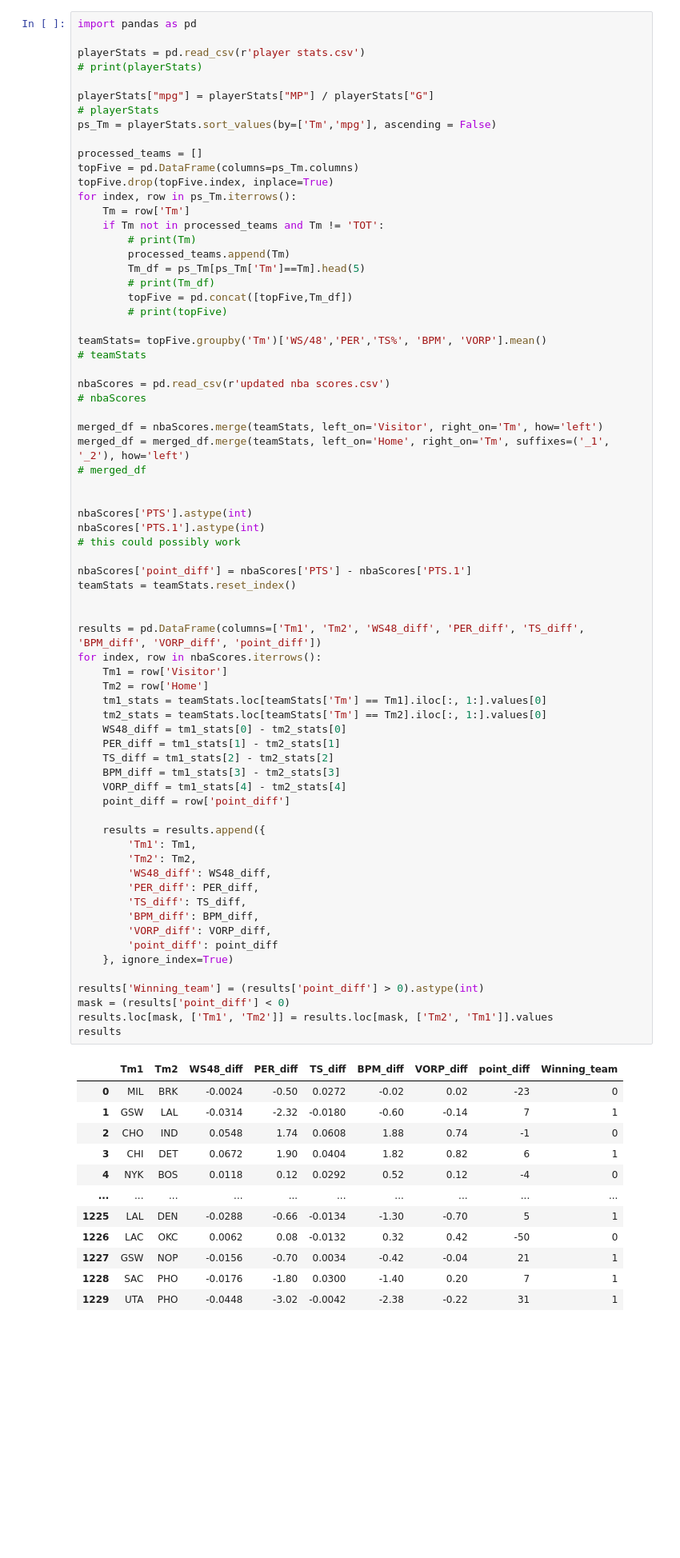
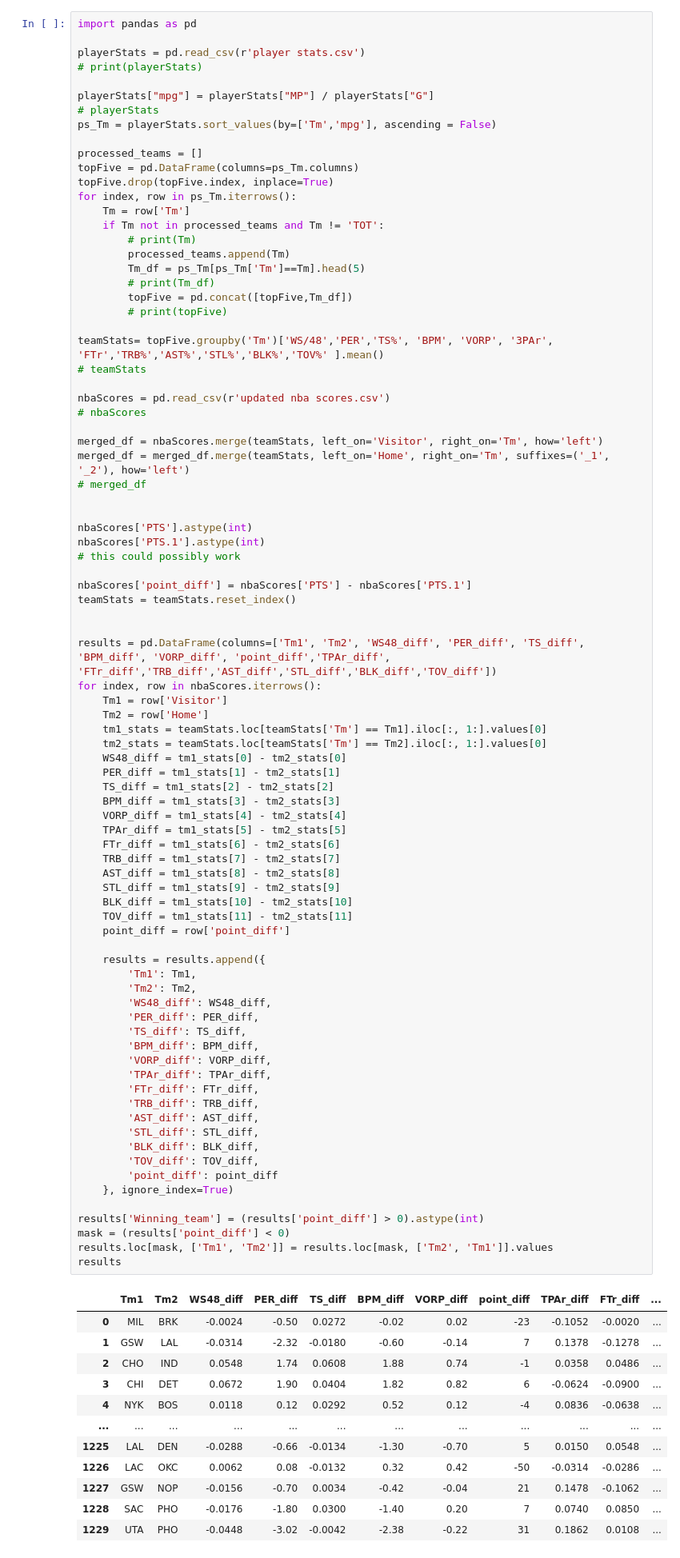
Before and after one commit to lmainvielle2023/LinearRegression, a Jupyter notebook: Murph's Project/CompSci project.ipynb, the cells around one changed output. Shown at 80% size. Drawn from its saved outputs; the diff is of its cells as text; blank space fills up the shorter version.

```diff
--- a/Murph's Project/CompSci project.ipynb
+++ b/Murph's Project/CompSci project.ipynb
@@ -103,7 +103,7 @@ for index, row in ps_Tm.iterrows():
         topFive = pd.concat([topFive,Tm_df])
         # print(topFive)
 
-teamStats= topFive.groupby('Tm')['WS/48','PER','TS%', 'BPM', 'VORP'].mean()
+teamStats= topFive.groupby('Tm')['WS/48','PER','TS%', 'BPM', 'VORP', '3PAr', 'FTr','TRB%','AST%','STL%','BLK%','TOV%' ].mean()
 # teamStats
 
 nbaScores = pd.read_csv(r'updated nba scores.csv')
@@ -122,44 +122,58 @@ nbaScores['point_diff'] = nbaScores['PTS'] - nbaScores['PTS.1']
 teamStats = teamStats.reset_index()
 
 
-results = pd.DataFrame(columns=['Tm1', 'Tm2', 'WS48_diff', 'PER_diff', 'TS_diff', 'BPM_diff', 'VORP_diff', 'point_diff'])
+results = pd.DataFrame(columns=['Tm1', 'Tm2', 'WS48_diff', 'PER_diff', 'TS_diff', 'BPM_diff', 'VORP_diff', 'point_diff','TPAr_diff', 'FTr_diff','TRB_diff','AST_diff','STL_diff','BLK_diff','TOV_diff'])
 for index, row in nbaScores.iterrows():
     Tm1 = row['Visitor']
     Tm2 = row['Home']
     tm1_stats = teamStats.loc[teamStats['Tm'] == Tm1].iloc[:, 1:].values[0]
     tm2_stats = teamStats.loc[teamStats['Tm'] == Tm2].iloc[:, 1:].values[0]
     WS48_diff = tm1_stats[0] - tm2_stats[0]
     PER_diff = tm1_stats[1] - tm2_stats[1]
     TS_diff = tm1_stats[2] - tm2_stats[2]
     BPM_diff = tm1_stats[3] - tm2_stats[3]
     VORP_diff = tm1_stats[4] - tm2_stats[4]
+    TPAr_diff = tm1_stats[5] - tm2_stats[5]
+    FTr_diff = tm1_stats[6] - tm2_stats[6]
+    TRB_diff = tm1_stats[7] - tm2_stats[7]
+    AST_diff = tm1_stats[8] - tm2_stats[8]
+    STL_diff = tm1_stats[9] - tm2_stats[9]
+    BLK_diff = tm1_stats[10] - tm2_stats[10]
+    TOV_diff = tm1_stats[11] - tm2_stats[11]
     point_diff = row['point_diff']
 
     results = results.append({
         'Tm1': Tm1,
         'Tm2': Tm2,
         'WS48_diff': WS48_diff,
         'PER_diff': PER_diff,
         'TS_diff': TS_diff,
         'BPM_diff': BPM_diff,
         'VORP_diff': VORP_diff,
+        'TPAr_diff': TPAr_diff,
+        'FTr_diff': FTr_diff,
+        'TRB_diff': TRB_diff,
+        'AST_diff': AST_diff,
+        'STL_diff': STL_diff,
+        'BLK_diff': BLK_diff,
+        'TOV_diff': TOV_diff,
         'point_diff': point_diff
     }, ignore_index=True)
 
 results['Winning_team'] = (results['point_diff'] > 0).astype(int)
 mask = (results['point_diff'] < 0)
 results.loc[mask, ['Tm1', 'Tm2']] = results.loc[mask, ['Tm2', 'Tm1']].values
 results
 # %% [output]
-|  | Tm1 | Tm2 | WS48_diff | PER_diff | TS_diff | BPM_diff | VORP_diff | point_diff | Winning_team |
-| 0 | MIL | BRK | -0.0024 | -0.50 | 0.0272 | -0.02 | 0.02 | -23 | 0 |
-| 1 | GSW | LAL | -0.0314 | -2.32 | -0.0180 | -0.60 | -0.14 | 7 | 1 |
-| 2 | CHO | IND | 0.0548 | 1.74 | 0.0608 | 1.88 | 0.74 | -1 | 0 |
-| 3 | CHI | DET | 0.0672 | 1.90 | 0.0404 | 1.82 | 0.82 | 6 | 1 |
-| 4 | NYK | BOS | 0.0118 | 0.12 | 0.0292 | 0.52 | 0.12 | -4 | 0 |
-| ... | ... | ... | ... | ... | ... | ... | ... | ... | ... |
-| 1225 | LAL | DEN | -0.0288 | -0.66 | -0.0134 | -1.30 | -0.70 | 5 | 1 |
-| 1226 | LAC | OKC | 0.0062 | 0.08 | -0.0132 | 0.32 | 0.42 | -50 | 0 |
-| 1227 | GSW | NOP | -0.0156 | -0.70 | 0.0034 | -0.42 | -0.04 | 21 | 1 |
-| 1228 | SAC | PHO | -0.0176 | -1.80 | 0.0300 | -1.40 | 0.20 | 7 | 1 |
-| 1229 | UTA | PHO | -0.0448 | -3.02 | -0.0042 | -2.38 | -0.22 | 31 | 1 |
+|  | Tm1 | Tm2 | WS48_diff | PER_diff | TS_diff | BPM_diff | VORP_diff | point_diff | TPAr_diff | FTr_diff | ... |
+| 0 | MIL | BRK | -0.0024 | -0.50 | 0.0272 | -0.02 | 0.02 | -23 | -0.1052 | -0.0020 | ... |
+| 1 | GSW | LAL | -0.0314 | -2.32 | -0.0180 | -0.60 | -0.14 | 7 | 0.1378 | -0.1278 | ... |
+| 2 | CHO | IND | 0.0548 | 1.74 | 0.0608 | 1.88 | 0.74 | -1 | 0.0358 | 0.0486 | ... |
+| 3 | CHI | DET | 0.0672 | 1.90 | 0.0404 | 1.82 | 0.82 | 6 | -0.0624 | -0.0900 | ... |
+| 4 | NYK | BOS | 0.0118 | 0.12 | 0.0292 | 0.52 | 0.12 | -4 | 0.0836 | -0.0638 | ... |
+| ... | ... | ... | ... | ... | ... | ... | ... | ... | ... | ... | ... |
+| 1225 | LAL | DEN | -0.0288 | -0.66 | -0.0134 | -1.30 | -0.70 | 5 | 0.0150 | 0.0548 | ... |
+| 1226 | LAC | OKC | 0.0062 | 0.08 | -0.0132 | 0.32 | 0.42 | -50 | -0.0314 | -0.0286 | ... |
+| 1227 | GSW | NOP | -0.0156 | -0.70 | 0.0034 | -0.42 | -0.04 | 21 | 0.1478 | -0.1062 | ... |
+| 1228 | SAC | PHO | -0.0176 | -1.80 | 0.0300 | -1.40 | 0.20 | 7 | 0.0740 | 0.0850 | ... |
+| 1229 | UTA | PHO | -0.0448 | -3.02 | -0.0042 | -2.38 | -0.22 | 31 | 0.1862 | 0.0108 | ... |
```
Also changed, not shown: parts of 4 cells of this notebook, 2 other files.
